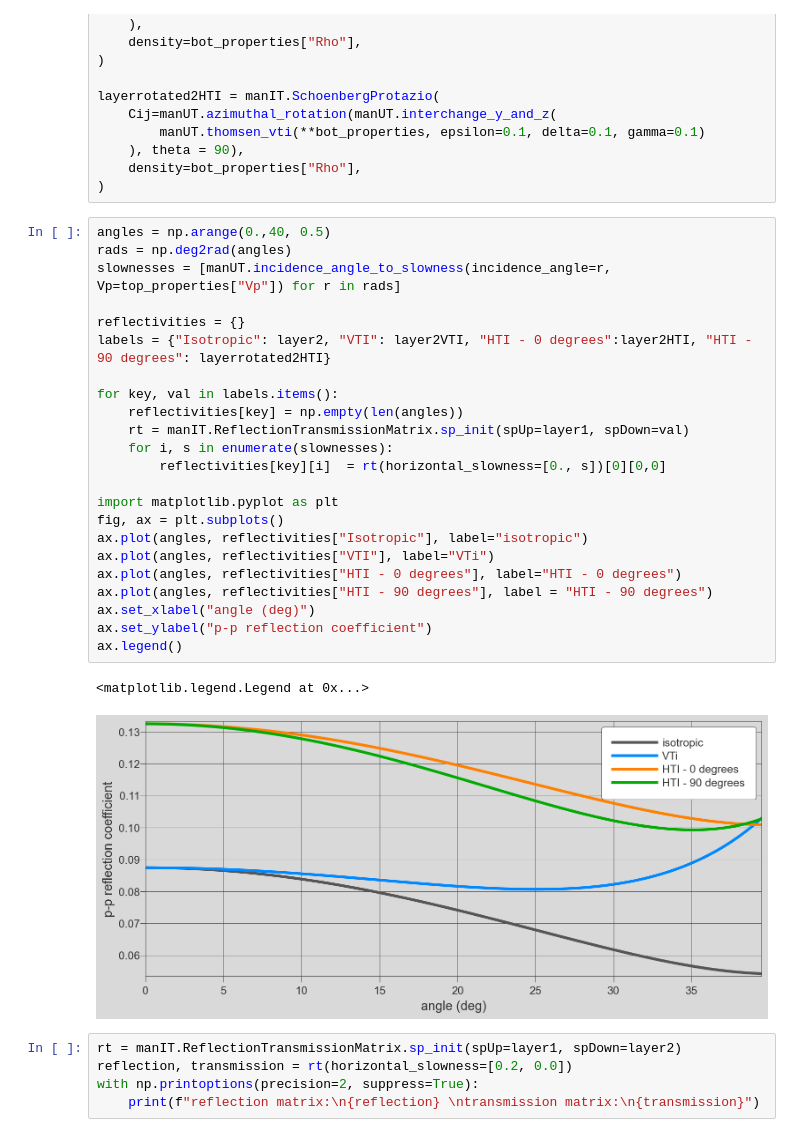
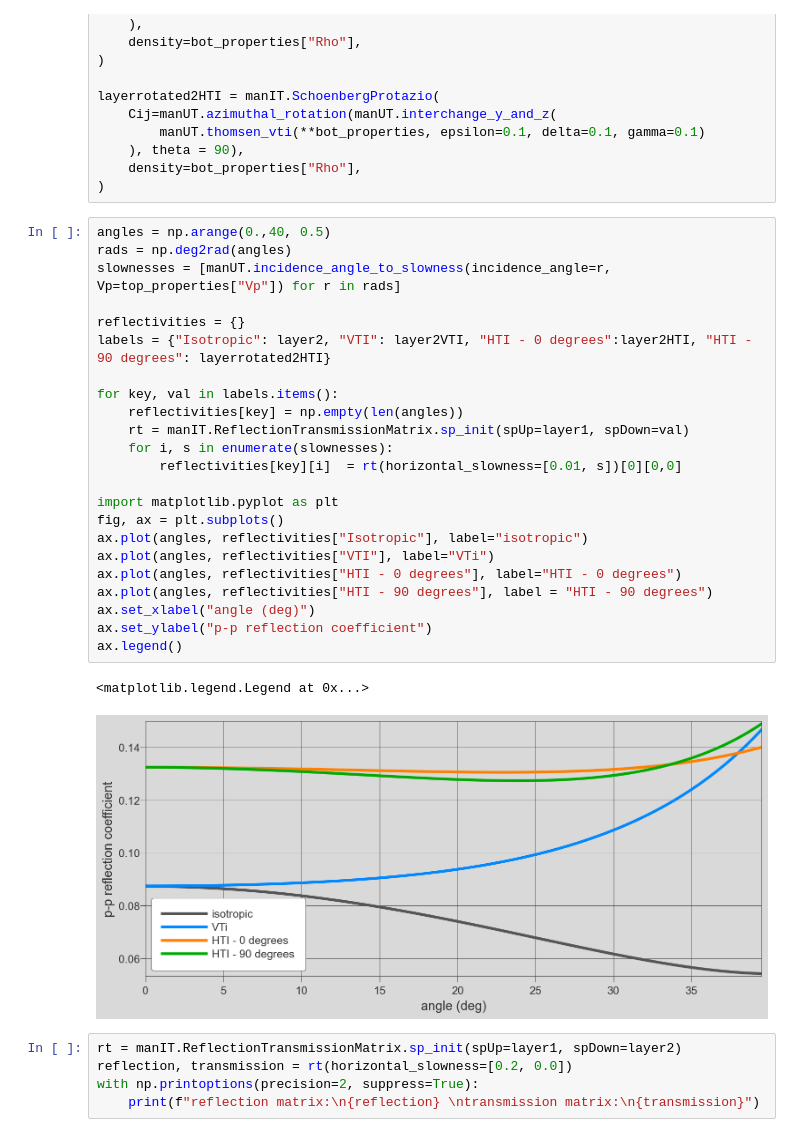
Before and after one commit to gpap-gpap/mantis-core-examples, a Jupyter notebook: Example_3_AVO.ipynb, the cells around one changed output. Cells and saved outputs as stored; diff of their text form.

```diff
--- a/Example_3_AVO.ipynb
+++ b/Example_3_AVO.ipynb
@@ -115,29 +115,29 @@ layerrotated2HTI = manIT.SchoenbergProtazio(
 # %%
 angles = np.arange(0.,40, 0.5)
 rads = np.deg2rad(angles)
 slownesses = [manUT.incidence_angle_to_slowness(incidence_angle=r, Vp=top_properties["Vp"]) for r in rads]
 
 reflectivities = {}
 labels = {"Isotropic": layer2, "VTI": layer2VTI, "HTI - 0 degrees":layer2HTI, "HTI - 90 degrees": layerrotated2HTI}
 
 for key, val in labels.items():
     reflectivities[key] = np.empty(len(angles))
     rt = manIT.ReflectionTransmissionMatrix.sp_init(spUp=layer1, spDown=val)
     for i, s in enumerate(slownesses):
-        reflectivities[key][i]  = rt(horizontal_slowness=[0., s])[0][0,0]
+        reflectivities[key][i]  = rt(horizontal_slowness=[0.01, s])[0][0,0]
 
 import matplotlib.pyplot as plt
 fig, ax = plt.subplots()
 ax.plot(angles, reflectivities["Isotropic"], label="isotropic")
 ax.plot(angles, reflectivities["VTI"], label="VTi")
 ax.plot(angles, reflectivities["HTI - 0 degrees"], label="HTI - 0 degrees")
 ax.plot(angles, reflectivities["HTI - 90 degrees"], label = "HTI - 90 degrees")
 ax.set_xlabel("angle (deg)")
 ax.set_ylabel("p-p reflection coefficient")
 ax.legend()
 # %% [output]
 <matplotlib.legend.Legend at 0x...>
-[figure, old version]
+[figure, new version]
 # %%
 rt = manIT.ReflectionTransmissionMatrix.sp_init(spUp=layer1, spDown=layer2)
 reflection, transmission = rt(horizontal_slowness=[0.2, 0.0])
```
